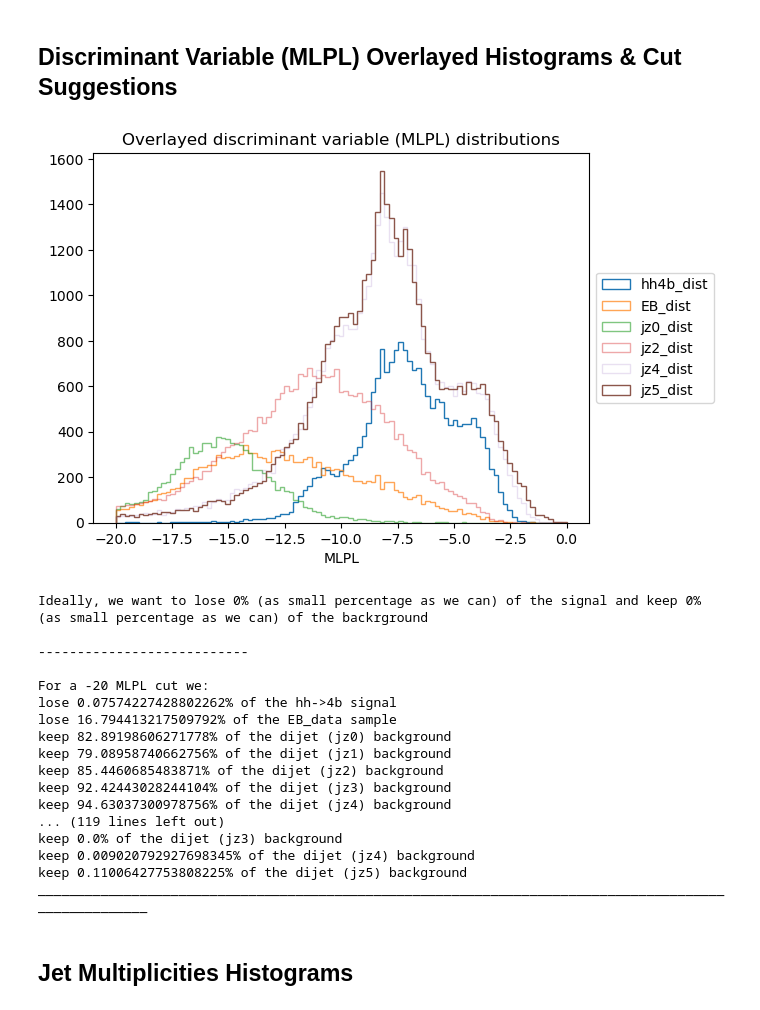
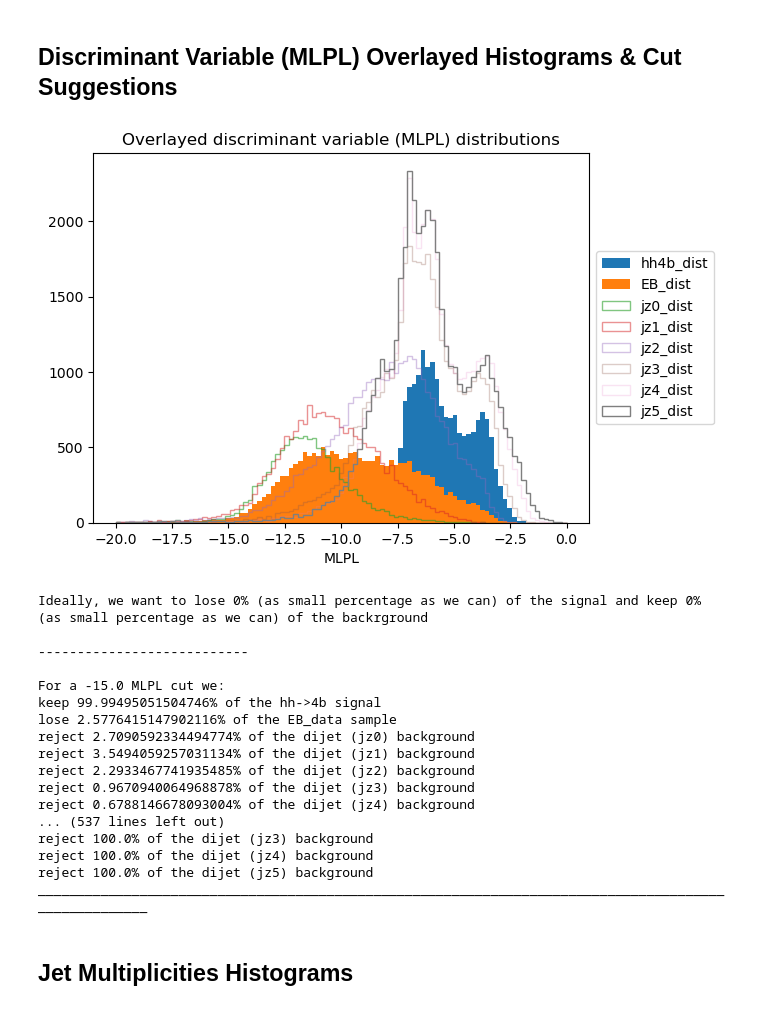
Before and after one commit to abdelllrazekkk/DIPZ_Workflow, a Jupyter notebook: Cut_Optimizations.ipynb, the cells around one changed output. Drawn from its saved outputs; the diff is of its cells as text; code cells hidden in the pictures.

```diff
--- a/Cut_Optimizations.ipynb
+++ b/Cut_Optimizations.ipynb
@@ -13,10 +13,10 @@ import itertools as it
 import time
 import joblib
 # %%
-folder_name = '1st_dist_outputs'
+#folder_name = '1st_dist_outputs'
 #folder_name = '2ooAllhighest_dist'
 #folder_name = '3oo5highest_dist'
-#folder_name = '3ooAllhighest_dist'
+folder_name = '3ooAllhighest_dist'
 #folder_name = '4ooAllhighest_dist'
 # %%
 EB_dist = joblib.load('./' + folder_name + '/EB_dist.sav')
@@ -41,35 +41,35 @@ jz5_multiplicities = joblib.load('./' + folder_name + '/jz5_multiplicities.sav')
 # %%
 """MLPL Overlayed Histograms"""
 bins = np.linspace(-20, 0, 100)
 
-plt.hist(hh4b_dist, bins, alpha=1, label='hh4b_dist', histtype='step')
-plt.hist(EB_dist, bins, alpha=0.7, label='EB_dist', histtype='step')
+plt.hist(hh4b_dist, bins, alpha=1, label='hh4b_dist', histtype='stepfilled')
+plt.hist(EB_dist, bins, alpha=1, label='EB_dist', histtype='stepfilled')
 plt.hist(jz0_dist, bins, alpha=0.6, label='jz0_dist', histtype='step')
-#plt.hist(jz1_dist, bins, alpha=0.5, label='jz1_dist', histtype='step')
+plt.hist(jz1_dist, bins, alpha=0.5, label='jz1_dist', histtype='step')
 plt.hist(jz2_dist, bins, alpha=0.4, label='jz2_dist', histtype='step')
-#plt.hist(jz3_dist, bins, alpha=0.3, label='jz3_dist', histtype='step')
+plt.hist(jz3_dist, bins, alpha=0.3, label='jz3_dist', histtype='step')
 plt.hist(jz4_dist, bins, alpha=0.2, label='jz4_dist', histtype='step')
 plt.hist(jz5_dist, bins, alpha=1, label='jz5_dist', histtype='step')
 plt.legend(loc='center left', bbox_to_anchor=(1, 0.5))
 plt.title("Overlayed discriminant variable (MLPL) distributions")
 plt.xlabel("MLPL")
 plt.show()
 # %% [output]
-[figure, old version]
+[figure, new version]
 # %%
 print ("Ideally, we want to lose 0% (as small percentage as we can) of the signal and keep 0% (as small percentage as we can) of the backrground\n")
 print("---------------------------\n")
-cuts = [-20,-15,-14,-13,-12,-11,-10,-9,-8,-7,-6-5,-1]
+cuts = np.arange(-15,10,0.5)
 for i in cuts:
     print("For a " + str(i) + " MLPL cut we: \n"
-          "lose " + str((np.array(hh4b_dist) < i).sum() / len(hh4b_dist) * 100) + "% of the hh->4b signal\n"
+          "keep " + str((np.array(hh4b_dist) > i).sum() / len(hh4b_dist) * 100) + "% of the hh->4b signal\n"
           "lose " + str((np.array(EB_dist) < i).sum() / len(EB_dist) * 100) + "% of the EB_data sample\n"
-          "keep " + str((np.array(jz0_dist) > i).sum() / len(jz0_dist) * 100) + "% of the dijet (jz0) background\n"
-          "keep " + str((np.array(jz1_dist) > i).sum() / len(jz1_dist) * 100) + "% of the dijet (jz1) background\n"
-          "keep " + str((np.array(jz2_dist) > i).sum() / len(jz2_dist) * 100) + "% of the dijet (jz2) background\n"
-          "keep " + str((np.array(jz3_dist) > i).sum() / len(jz3_dist) * 100) + "% of the dijet (jz3) background\n"
-          "keep " + str((np.array(jz4_dist) > i).sum() / len(jz4_dist) * 100) + "% of the dijet (jz4) background\n"
-          "keep " + str((np.array(jz5_dist) > i).sum() / len(jz5_dist) * 100) + "% of the dijet (jz5) background\n"
+          "reject " + str((np.array(jz0_dist) < i).sum() / len(jz0_dist) * 100) + "% of the dijet (jz0) background\n"
+          "reject " + str((np.array(jz1_dist) < i).sum() / len(jz1_dist) * 100) + "% of the dijet (jz1) background\n"
+          "reject " + str((np.array(jz2_dist) < i).sum() / len(jz2_dist) * 100) + "% of the dijet (jz2) background\n"
+          "reject " + str((np.array(jz3_dist) < i).sum() / len(jz3_dist) * 100) + "% of the dijet (jz3) background\n"
+          "reject " + str((np.array(jz4_dist) < i).sum() / len(jz4_dist) * 100) + "% of the dijet (jz4) background\n"
+          "reject " + str((np.array(jz5_dist) < i).sum() / len(jz5_dist) * 100) + "% of the dijet (jz5) background\n"
           "______________________________________________________________________________________________________\n"
          )
 # %% [output]
@@ -77,18 +77,18 @@ Ideally, we want to lose 0% (as small percentage as we can) of the signal and ke
 
 ---------------------------
 
-For a -20 MLPL cut we:
-lose 0.07574227428802262% of the hh->4b signal
-lose 16.794413217509792% of the EB_data sample
-keep 82.89198606271778% of the dijet (jz0) background
-keep 79.08958740662756% of the dijet (jz1) background
-keep 85.4460685483871% of the dijet (jz2) background
-keep 92.42443028244104% of the dijet (jz3) background
-keep 94.63037300978756% of the dijet (jz4) background
-... (119 lines left out)
-keep 0.0% of the dijet (jz3) background
-keep 0.009020792927698345% of the dijet (jz4) background
-keep 0.11006427753808225% of the dijet (jz5) background
+For a -15.0 MLPL cut we:
+keep 99.99495051504746% of the hh->4b signal
+lose 2.5776415147902116% of the EB_data sample
+reject 2.7090592334494774% of the dijet (jz0) background
+reject 3.5494059257031134% of the dijet (jz1) background
+reject 2.2933467741935485% of the dijet (jz2) background
+reject 0.9670940064968878% of the dijet (jz3) background
+reject 0.6788146678093004% of the dijet (jz4) background
+... (537 lines left out)
+reject 100.0% of the dijet (jz3) background
+reject 100.0% of the dijet (jz4) background
+reject 100.0% of the dijet (jz5) background
 ______________________________________________________________________________________________________
 # %% [markdown]
 ## Jet Multiplicities Histograms
```
Also changed, not shown: parts of 36 cells of this notebook, 9 other files.
